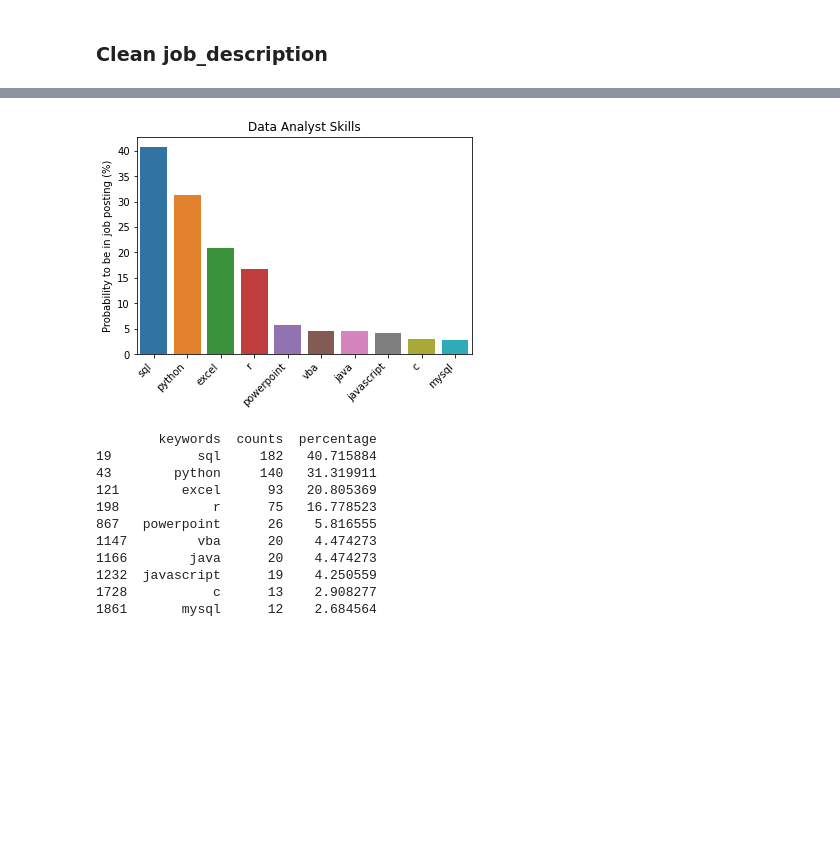
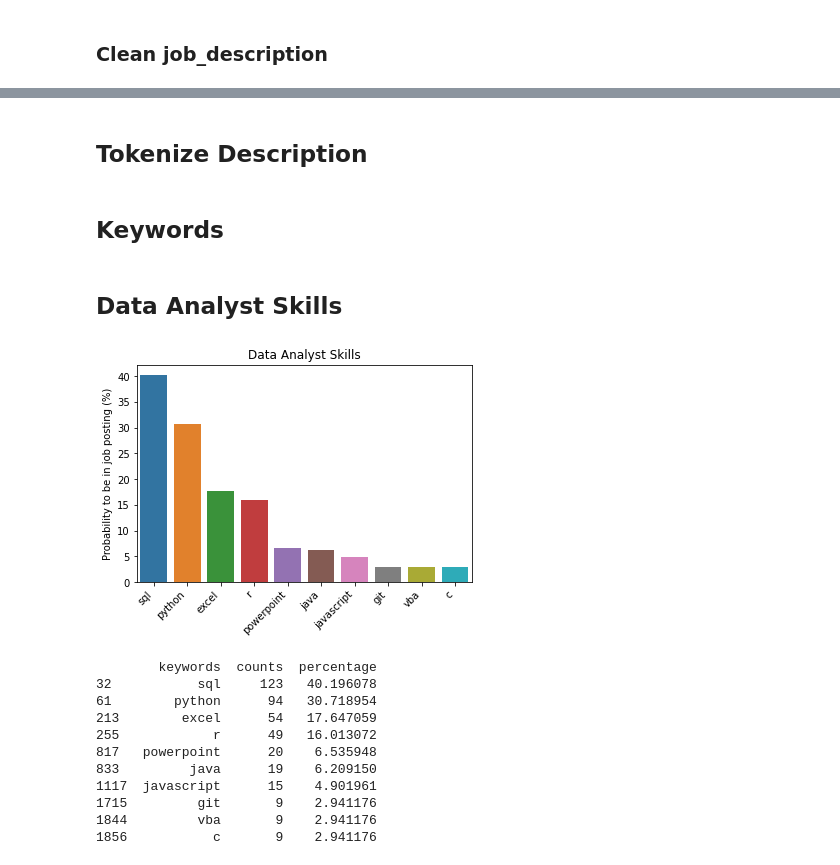
Before and after one commit to JanSchuck/DataAnalysis-StudentResearchProject, a Jupyter notebook: Analysis/Indeed_Analysis.ipynb, the cells around one changed output, grey strips where cells are left out. Saved outputs shown, nothing was run; the diff lists cells and outputs as text; code cells hidden in the pictures; blank space fills up the shorter version.

```diff
--- a/Analysis/Indeed_Analysis.ipynb
+++ b/Analysis/Indeed_Analysis.ipynb
@@ -165,34 +200,24 @@ for index, row in all_jobs.iterrows():
 # %%
-#get all keywords
-count_keywords=pd.DataFrame(all_jobs.tokenized_description.sum()).value_counts().rename_axis("keywords").reset_index(name="counts")
-length =len(all_jobs)
+def plotSkillSet(df, keywords,title):
+    # get all keywords
+    count_keywords=pd.DataFrame(df.tokenized_description.sum()).value_counts().\
+        rename_axis("keywords").reset_index(name="counts")
+    # get ammount of jobs
+    length =len(all_jobs)
 
-#
-count_keywords["percentage"] = 100 * count_keywords.counts / length
+    # calculate proportion
+    count_keywords["percentage"] = 100 * count_keywords.counts / length
 
-# plotting
-count_keywords = count_keywords[count_keywords.keywords.isin(keywords)]
-count_keywords = count_keywords.head(10)
+    # plotting
+    count_keywords = count_keywords[count_keywords.keywords.isin(keywords)]
+    count_keywords = count_keywords.head(10)
 
-graph = seaborn.barplot(x="keywords", y="percentage", data = count_keywords)
-graph.set_xticklabels(graph.get_xticklabels(),
-                        rotation=45,
-                        horizontalalignment='right')
-plt.xlabel("")
-plt.ylabel("Probability to be in job posting (%)")
-plt.title("Data Analyst Skills")
-plt.show(graph)
-print(count_keywords)
+    graph = seaborn.barplot(x="keywords", y="percentage", data = count_keywords)
+    graph.set_xticklabels(graph.get_xticklabels(),
+                            rotation=45,
+                            horizontalalignment='right')
+    plt.xlabel("")
+    plt.ylabel("Probability to be in job posting (%)")
+    plt.title(title)
+    plt.show(graph)
+    print(count_keywords)
-# %% [output]
-[figure, removed]
-        keywords  counts  percentage
-19           sql     182   40.715884
-43        python     140   31.319911
-121        excel      93   20.805369
-198            r      75   16.778523
-867   powerpoint      26    5.816555
-1147         vba      20    4.474273
-1166        java      20    4.474273
-1232  javascript      19    4.250559
-1728           c      13    2.908277
-1861       mysql      12    2.684564
@@ -198,0 +246,6 @@ print(count_keywords)
+# %% [markdown]
+## Tokenize Description
+# %%
+tokenized_df = tokenizeDescription(all_jobs)
+# %% [markdown]
+## Keywords
@@ -198,0 +257,17 @@ print(count_keywords)
+# %% [markdown]
+## Data Analyst Skills
+# %%
+plotSkillSet(tokenized_df, keywords, "Data Analyst Skills")
+# %% [output]
+[figure, added]
+        keywords  counts  percentage
+32           sql     123   40.196078
+61        python      94   30.718954
+213        excel      54   17.647059
+255            r      49   16.013072
+817   powerpoint      20    6.535948
+833         java      19    6.209150
+1117  javascript      15    4.901961
+1715         git       9    2.941176
+1844         vba       9    2.941176
+1856           c       9    2.941176
```
Also changed, not shown: parts of 27 cells of this notebook.
